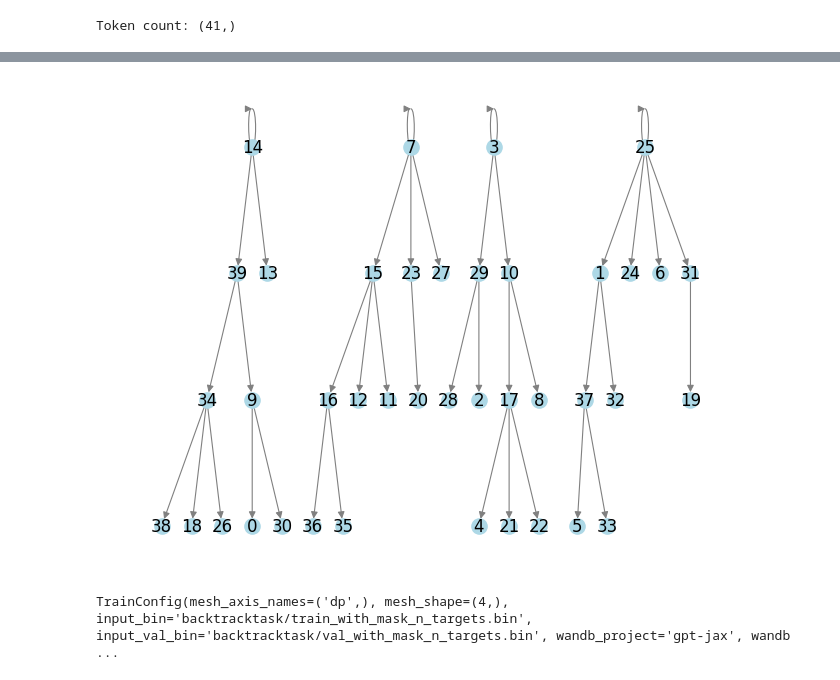
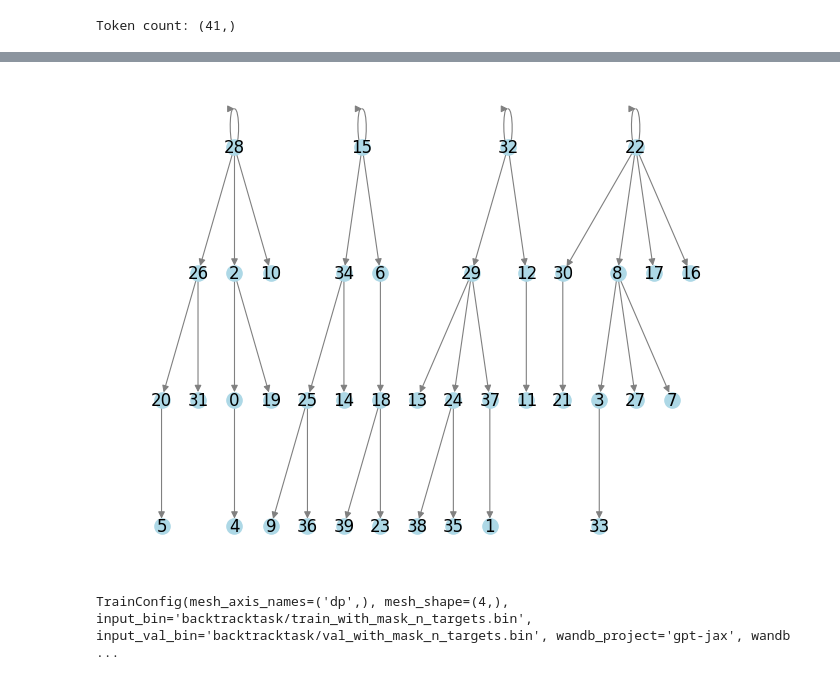
Before and after one commit to nikolageorgiev2000/modded-nanogpt-jax, a Jupyter notebook: path_graphs.ipynb, the cells around one changed output, grey strips where cells are left out. Cells and saved outputs as stored; diff of their text form; code cells hidden in the pictures.

```diff
--- a/path_graphs.ipynb
+++ b/path_graphs.ipynb
@@ -1254,21 +1254,21 @@ extract_interleaved_edges(data_from_perms_flat), extract_interleaved_edges(targe
          0,  0, 14,  0,  0, 30,  0,  0, 30,  0,  0, 30,  0,  0, 35,  0,  0,
         14], dtype=uint16))
 # %%
-i = 5
+i = 3
 G = nx.DiGraph()
 G.add_edges_from(list(map(tuple, extract_interleaved_edges(data_from_perms_flat, i).reshape(-1, 3)[:, 1:].tolist())))
 
 pos = dag_pos_dot(G)
 
 nx.draw(
     G, pos=pos,
     with_labels=True, node_size=120,
     node_color="lightblue", edge_color="gray",
     width=0.8, arrows=True, arrowsize=10
 )
 plt.show()
 # %% [output]
-[figure, old version]
+[figure, new version]
 # %%
 # %%capture
 config = train.TrainConfig(
```
Also changed, not shown: parts of 10 cells of this notebook.
